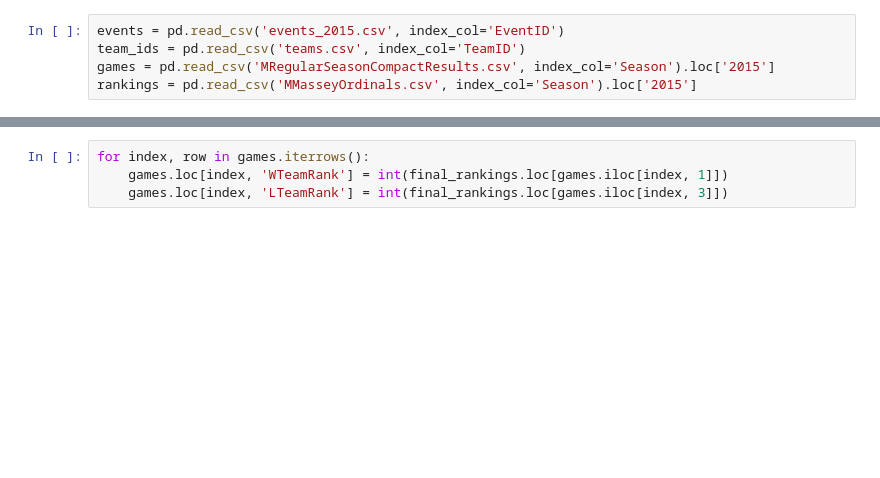
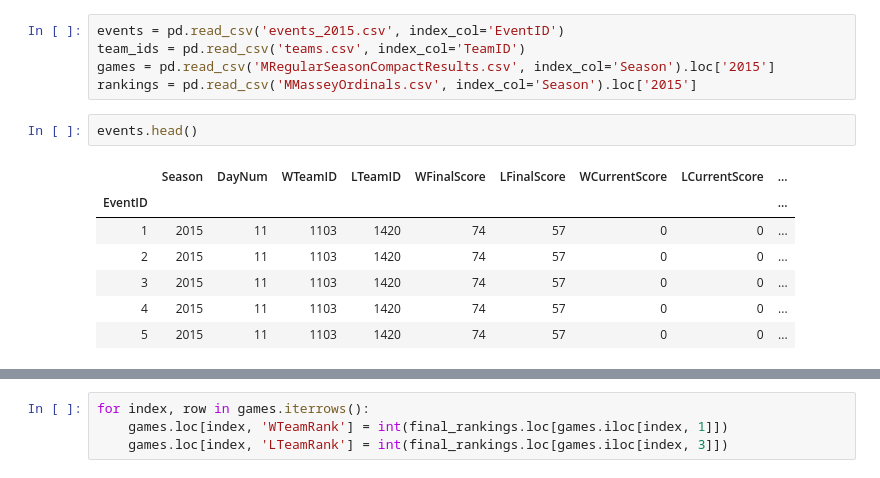
Before and after one commit to jwalecka/march_madness, a Jupyter notebook: march_madness_repo/notebooks/exploratory_notebook.ipynb, the cells around one changed output, grey strips where cells are left out. Drawn from its saved outputs; the diff is of its cells as text; blank space fills up the shorter version.

```diff
--- a/march_madness_repo/notebooks/exploratory_notebook.ipynb
+++ b/march_madness_repo/notebooks/exploratory_notebook.ipynb
@@ -19,6 +19,16 @@ events = pd.read_csv('events_2015.csv', index_col='EventID')
 team_ids = pd.read_csv('teams.csv', index_col='TeamID')
 games = pd.read_csv('MRegularSeasonCompactResults.csv', index_col='Season').loc['2015']
 rankings = pd.read_csv('MMasseyOrdinals.csv', index_col='Season').loc['2015']
+# %%
+events.head()
+# %% [output]
+|  | Season | DayNum | WTeamID | LTeamID | WFinalScore | LFinalScore | WCurrentScore | LCurrentScore | ... |
+| EventID |  |  |  |  |  |  |  |  | ... |
+| 1 | 2015 | 11 | 1103 | 1420 | 74 | 57 | 0 | 0 | ... |
+| 2 | 2015 | 11 | 1103 | 1420 | 74 | 57 | 0 | 0 | ... |
+| 3 | 2015 | 11 | 1103 | 1420 | 74 | 57 | 0 | 0 | ... |
+| 4 | 2015 | 11 | 1103 | 1420 | 74 | 57 | 0 | 0 | ... |
+| 5 | 2015 | 11 | 1103 | 1420 | 74 | 57 | 0 | 0 | ... |
 # %%
 games.index = range(len(games))
 final_rankings = rankings[(rankings['RankingDayNum'] == 133) & (rankings['SystemName'] == '7OT')].pivot_table(index='TeamID', values='OrdinalRank')
```
Also changed, not shown: parts of 13 cells of this notebook, 1 other file.
